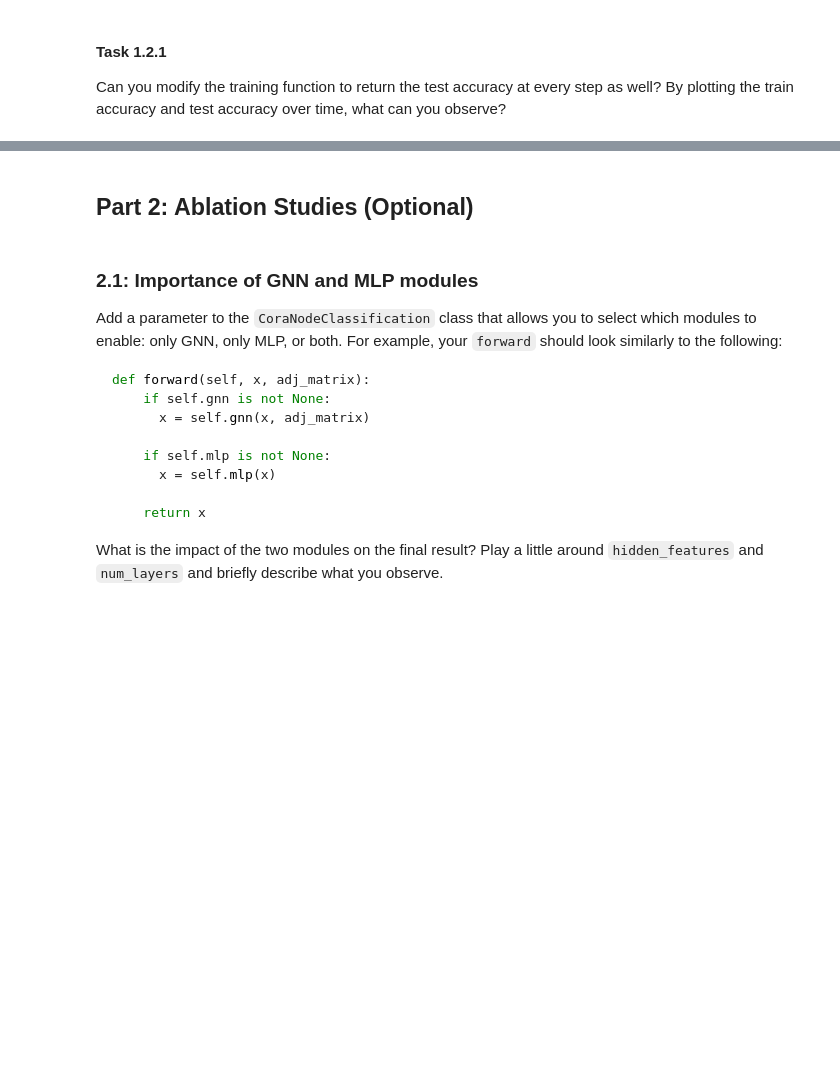
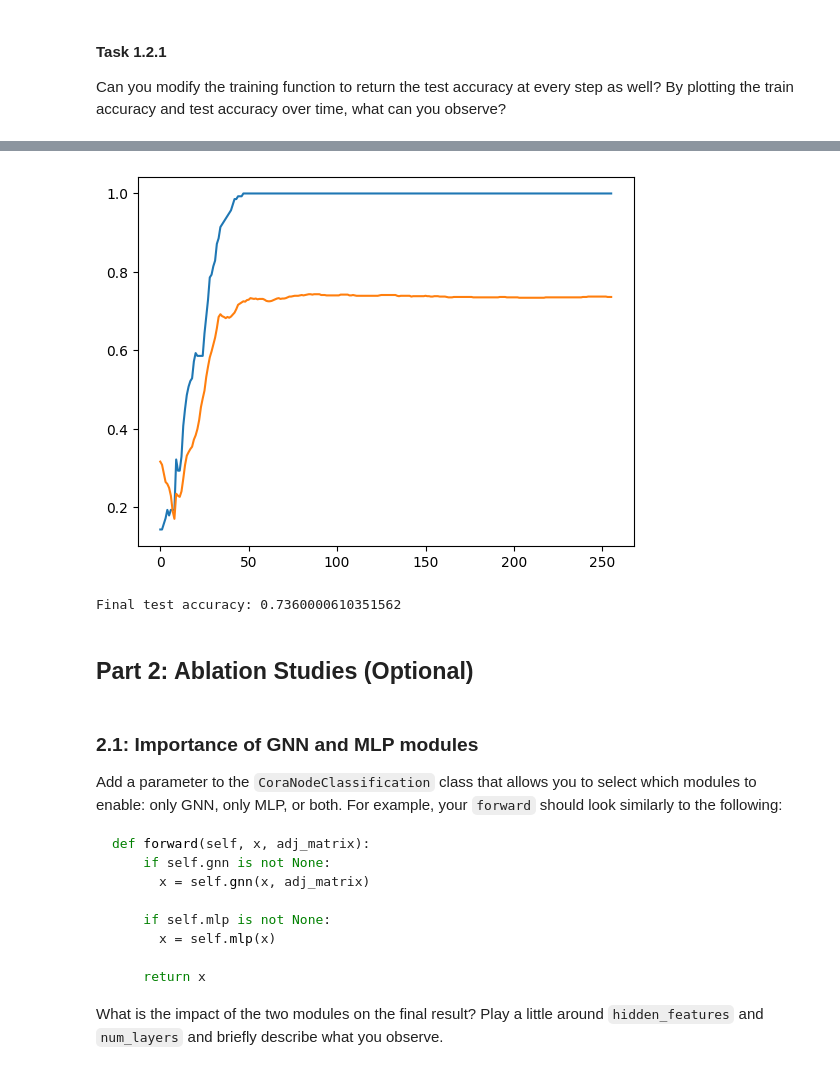
Before and after one commit to BrindanYasodaran/GDL-Oxford, a Jupyter notebook: practical_2_gnns_2.ipynb, the cells around one changed output, grey strips where cells are left out. Saved outputs shown, nothing was run; the diff lists cells and outputs as text; code cells hidden in the pictures; blank space fills up the shorter version.

```diff
--- a/practical_2_gnns_2.ipynb
+++ b/practical_2_gnns_2.ipynb
@@ -296,9 +296,7 @@ params = {
 # depends on how you defined the method. This is an example.
 model = CoraNodeClassification(num_features,
                                params["hidden_features"],
-                               num_classes,
-                               gnn_act_fn=ID, #ID is the identity function, replace it with the activation function you'd like to use
-                               mlp_act_fn=ID
+                               num_classes
   ).to(device)
 # %%
 def test(model, data, adj_matrix, params):
@@ -322,0 +315,36 @@ print("Final test accuracy:", test_accuracy)
+# %%
+def train(model, data, adj_matrix, params, return_test_acc=False):
+    optimizer = torch.optim.Adam(model.parameters(), lr=params["learning_rate"], weight_decay=params["weight_decay"])
+    losses = []
+    accuracies = []
+    test_accuracies = [] if return_test_acc else None
+    model.train()
+
+    for epoch in range(params["num_epochs"]):
+        optimizer.zero_grad()
+        logits = model(data.x, adj_matrix)
+        loss = model.loss_fn(logits[data.train_mask], data.y[data.train_mask])
+        loss.backward()
+        optimizer.step()
+        losses.append(loss.item())
+        pred = logits.argmax(dim=1)
+        acc = (pred[data.train_mask] == data.y[data.train_mask]).float().mean().item()
+        accuracies.append(acc)
+        if return_test_acc:
+            with torch.no_grad():
+                test_acc = (pred[data.test_mask] == data.y[data.test_mask]).float().mean().item()
+            test_accuracies.append(test_acc)
+        if (epoch + 1) % 8 == 0:
+            msg = f"Epoch {epoch + 1}, loss = {loss.item():.4f}, train acc = {acc:.4f}"
+            if return_test_acc:
+                msg += f", test acc = {test_accuracies[-1]:.4f}"
+            print(msg)
+    if return_test_acc:
+        return losses, accuracies, test_accuracies
+    return losses, accuracies
+
+model.reset_parameters()
+train_losses, train_accuracies = train(model, data, adj_matrix, params)
+# Now you shold get around ~75-77%!
+test_accuracy = test(model, data, adj_matrix, params)
+print("Final test accuracy:", test_accuracy)
@@ -325,7 +371,8 @@ print("Final test accuracy:", test_accuracy)
 Can you modify the training function to return the test accuracy at every step as well?
 By plotting the train accuracy and test accuracy over time, what can you observe?
 # %%
-train_losses, train_accuracies, test_accuracies = train(model, data, adj_matrix, params)
+model.reset_parameters()
+train_losses, train_accuracies, test_accuracies = train(model, data, adj_matrix, params, return_test_acc=True)
 
 import matplotlib.pyplot as plt
 
@@ -334,3 +381,4 @@ plt.plot(test_accuracies)
 plt.show()
 
 print("Final test accuracy:", test_accuracies[-1])
+# %% [output]
@@ -337,3 +402,5 @@ print("Final test accuracy:", test_accuracies[-1])
+[figure, added]
+Final test accuracy: 0.7360000610351562
 # %% [markdown]
 ## Part 2: Ablation Studies (Optional)
 # %% [markdown]
```
Also changed, not shown: parts of 4 cells of this notebook.
